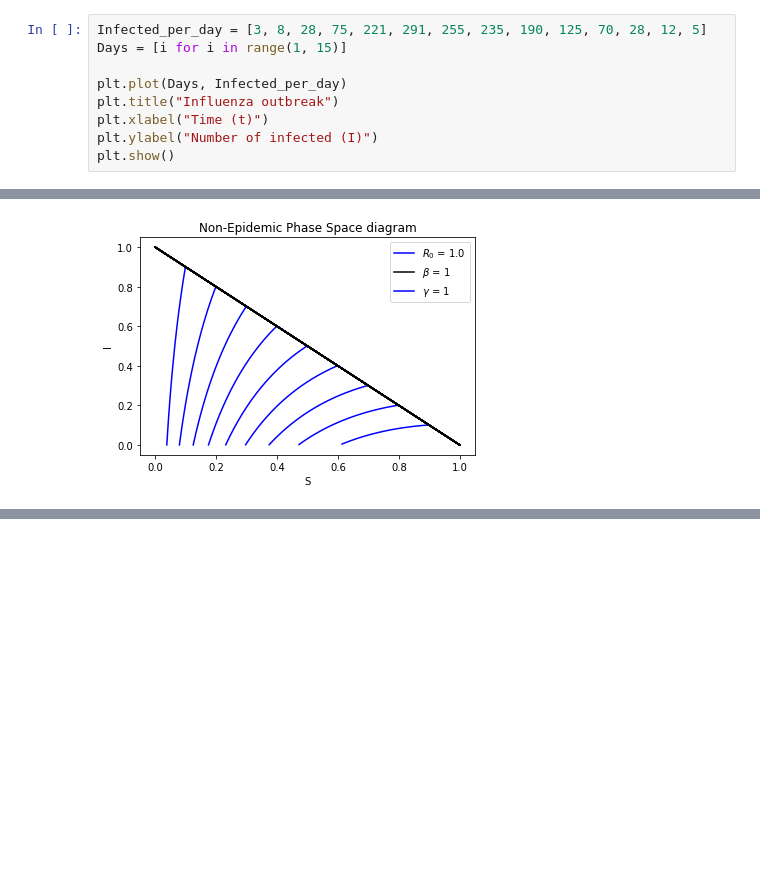
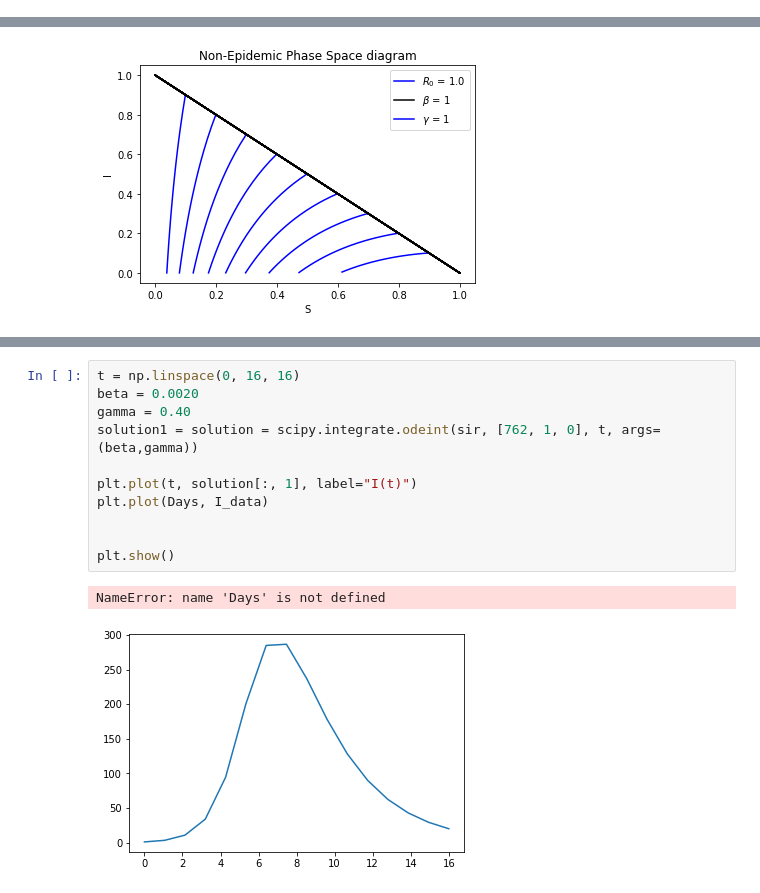
Before and after one commit to Folkert94/ICLS, a Jupyter notebook: Assignment/1/F_Stijnman_10475206_assignment1.ipynb, the cells around one changed output, grey strips where cells are left out. Cells and saved outputs as stored; diff of their text form; blank space fills up the shorter version.

```diff
--- a/Assignment/1/F_Stijnman_10475206_assignment1.ipynb
+++ b/Assignment/1/F_Stijnman_10475206_assignment1.ipynb
@@ -8,12 +8,3 @@
 import scipy.integrate
 import numpy as np
 import matplotlib.pyplot as plt
-# %%
-Infected_per_day = [3, 8, 28, 75, 221, 291, 255, 235, 190, 125, 70, 28, 12, 5]
-Days = [i for i in range(1, 15)]
-
-plt.plot(Days, Infected_per_day)
-plt.title("Influenza outbreak")
-plt.xlabel("Time (t)")
-plt.ylabel("Number of infected (I)")
-plt.show()
@@ -78,4 +66,18 @@ for i in range(20):
 [figure]
+# %%
+t = np.linspace(0, 16, 16)
+beta = 0.0020
+gamma = 0.40
+solution1 = solution = scipy.integrate.odeint(sir, [762, 1, 0], t, args=(beta,gamma))
+
+plt.plot(t, solution[:, 1], label="I(t)")
+plt.plot(Days, I_data)
+
+
+plt.show()
+# %% [output]
+NameError: name 'Days' is not defined
+[figure, added]
 # %%
 plt.figure(figsize=[6, 4])
 plt.plot(t, solution[:, 0], label="S(t)")
```
Also changed, not shown: parts of 5 cells of this notebook.
